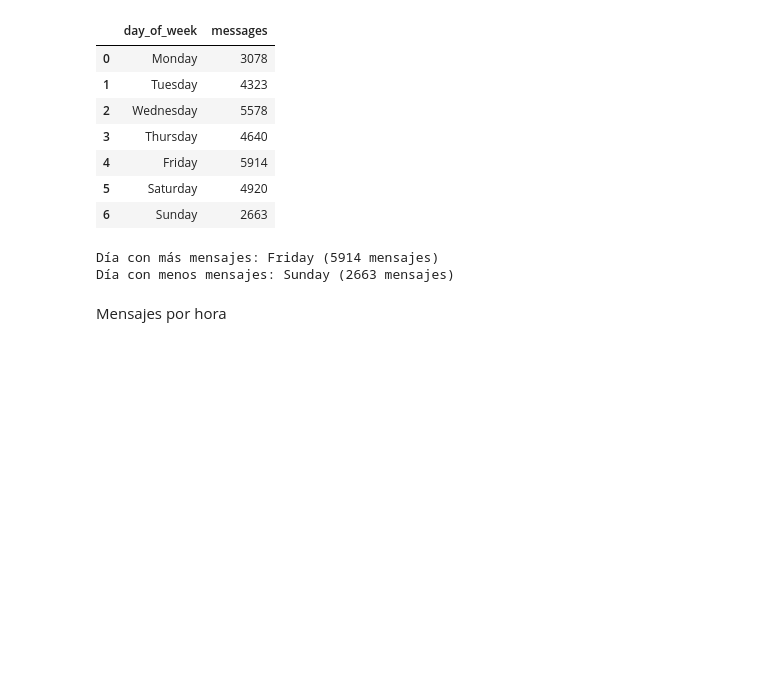
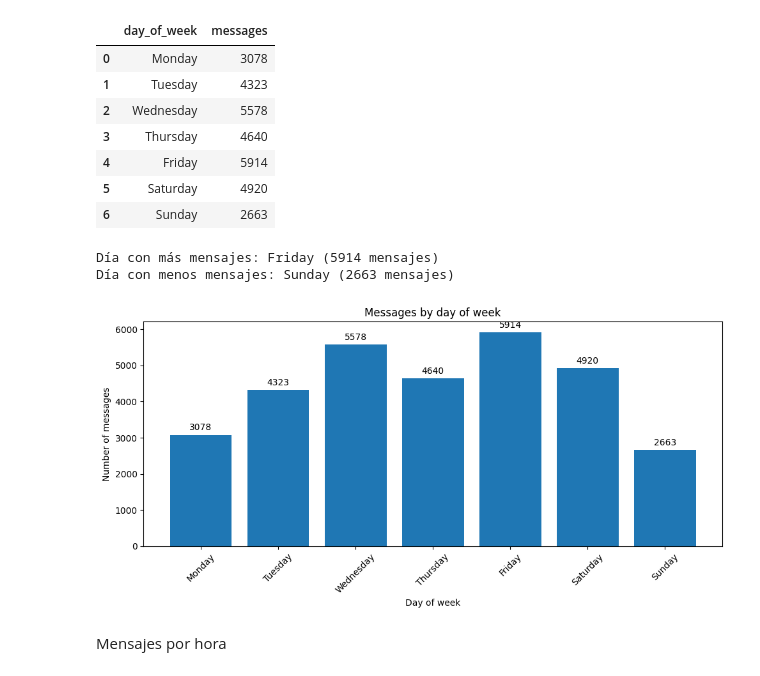
Before and after one commit to riotvann/ing_caracteristicas_whatsapp, a Jupyter notebook: notebooks/00-job-whats-data-analysis.ipynb, the cells around one changed output. Drawn from its saved outputs; the diff is of its cells as text; code cells hidden in the pictures; blank space fills up the shorter version.

```diff
--- a/notebooks/00-job-whats-data-analysis.ipynb
+++ b/notebooks/00-job-whats-data-analysis.ipynb
@@ -220,29 +237,57 @@ print(
 Día con más mensajes: Friday (5914 mensajes)
 Día con menos mensajes: Sunday (2663 mensajes)
 # %%
+# plotly graph
 fig = px.bar(
     messages_by_day,
     x="day_of_week",
     y="messages",
     title="Messages by day of week",
     labels={
         "day_of_week": "Day of week",
         "messages": "Number of messages",
     },
     text="messages",
 )
 
 fig.update_traces(
     textposition="outside"
 )
 
 fig.update_layout(
     width=1000,
     height=500,
     showlegend=False,
 )
 
 fig.show()
+
+# matplotlib graph
+import matplotlib.pyplot as plt
+
+plt.figure(figsize=(10, 5))
+
+bars = plt.bar(
+    messages_by_day["day_of_week"],
+    messages_by_day["messages"],
+)
+
+plt.xlabel("Day of week")
+plt.ylabel("Number of messages")
+plt.title("Messages by day of week")
+
+# Mostrar el número de mensajes encima de cada barra
+plt.bar_label(
+    bars,
+    padding=3
+)
+
+plt.xticks(rotation=45)
+plt.tight_layout()
+
+plt.show()
+# %% [output]
+[figure, added]
 # %% [markdown]
 Mensajes por hora
 # %%
```
Also changed, not shown: parts of 7 cells of this notebook, 1 other file.
